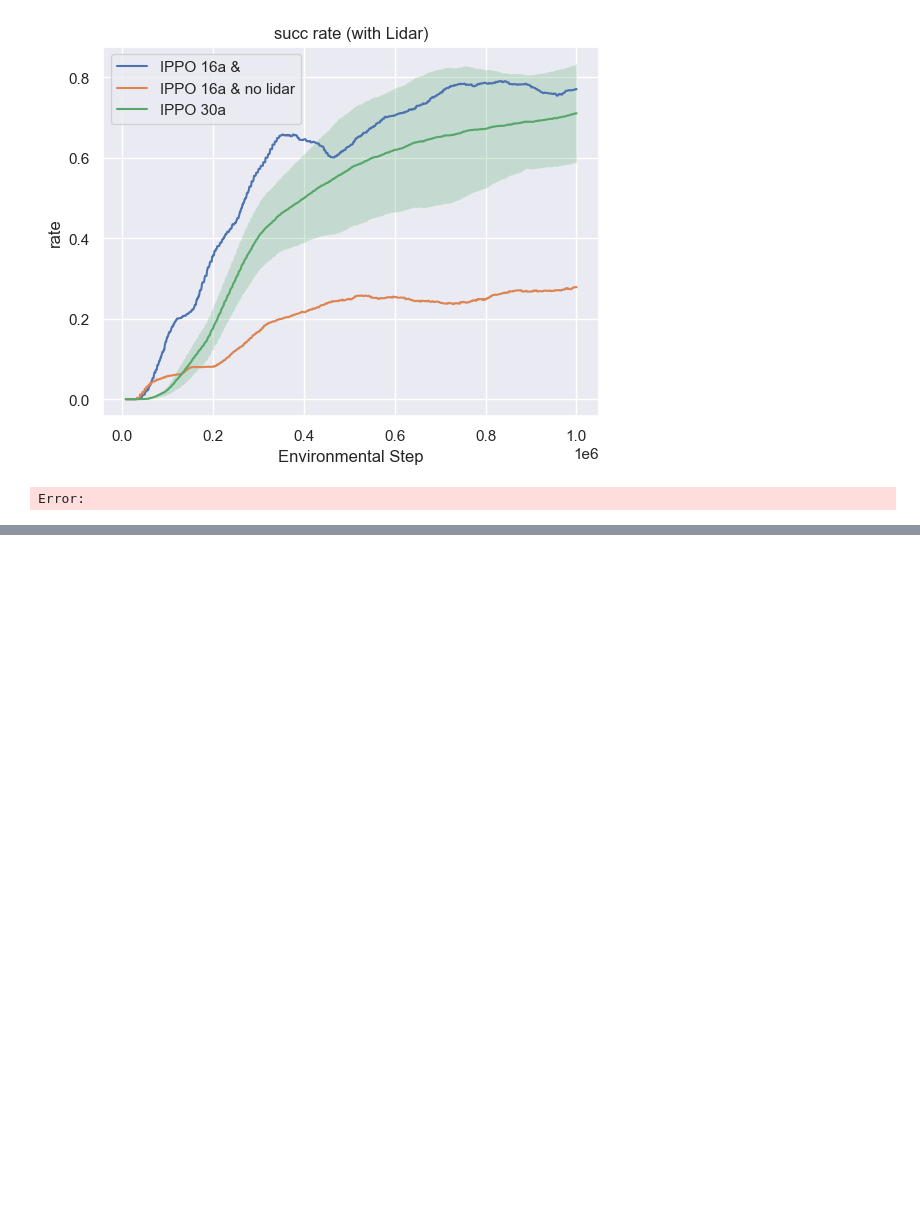
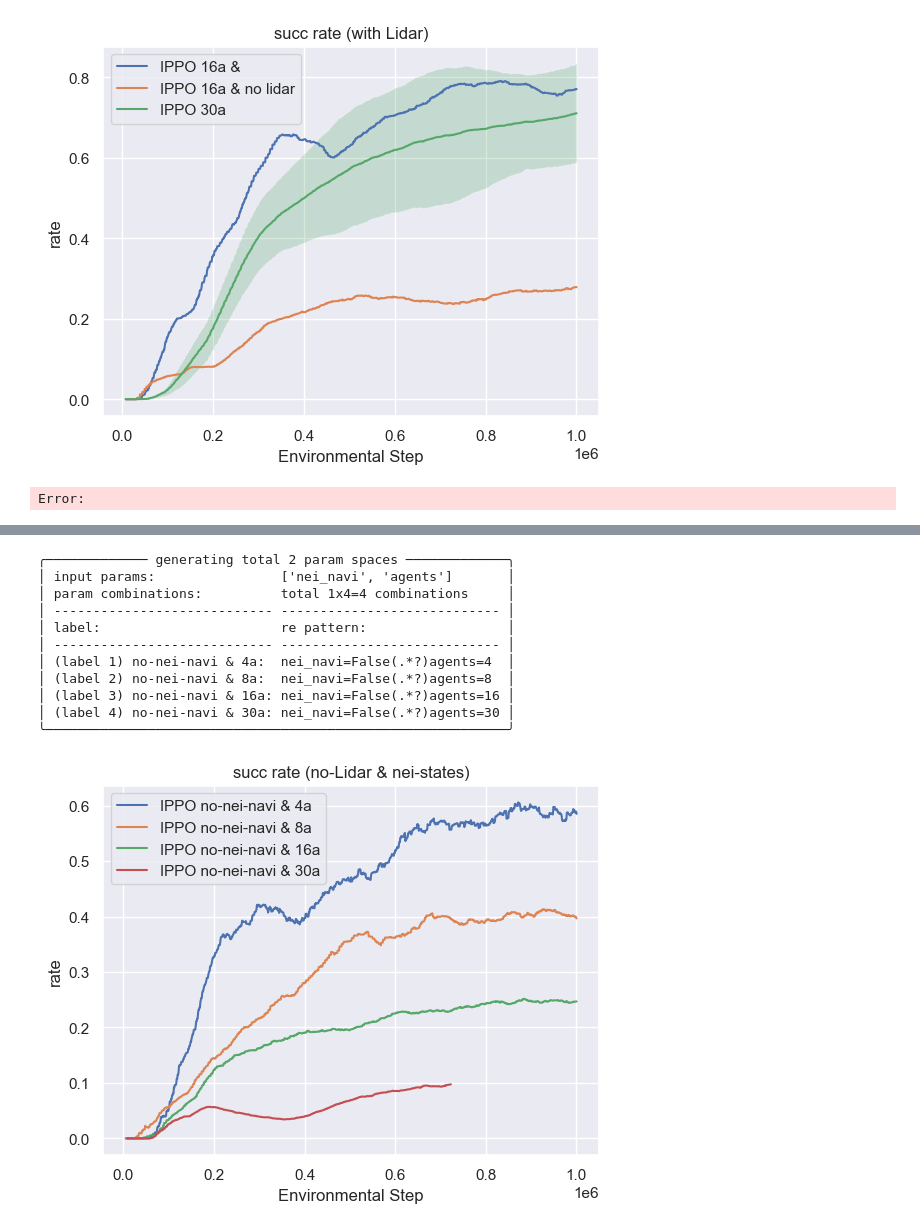
Before and after one commit to jimmydengpeng/MARLPO, a Jupyter notebook: plot.ipynb, the cells around one changed output, grey strips where cells are left out. Drawn from its saved outputs; the diff is of its cells as text; code cells hidden in the pictures; blank space fills up the shorter version.

```diff
--- a/plot.ipynb
+++ b/plot.ipynb
@@ -641,0 +529,27 @@ for label, pattern in param_pattern_dict.items():
+# %%
+exp_dir = 'exp_results/IPPO_Inter_4-8-16-30agents_no-nei-navi'
+param_space = {
+    'nei_navi': [['no-nei-navi'], ['False']],
+    'agents': [['4a', '8a', '16a', '30a'], ['4', '8', '16', '30']],
+}
+param_pattern_dict = get_param_patthern(param_space,verbose=True) # {lable -> re pattern}
+
+col = succ_col
+title = 'succ rate (no-Lidar & nei-states)'
+
+for label, pattern in param_pattern_dict.items():
+    label = 'IPPO ' + label
+    plot_one_exp(exp_dir, param_pattern=pattern, col=col, title=title, exp_label=label, verbose=False)
+# %% [output]
+╭───────────── generating total 2 param spaces ─────────────╮
+│ input params:                ['nei_navi', 'agents']       │
+│ param combinations:          total 1x4=4 combinations     │
+│ ---------------------------- ---------------------------- │
+│ label:                       re pattern:                  │
+│ ---------------------------- ---------------------------- │
+│ (label 1) no-nei-navi & 4a:  nei_navi=False(.*?)agents=4  │
+│ (label 2) no-nei-navi & 8a:  nei_navi=False(.*?)agents=8  │
+│ (label 3) no-nei-navi & 16a: nei_navi=False(.*?)agents=16 │
+│ (label 4) no-nei-navi & 30a: nei_navi=False(.*?)agents=30 │
+╰───────────────────────────────────────────────────────────╯
+[figure, added]
```
Also changed, not shown: parts of 19 cells of this notebook, 8 other files.
